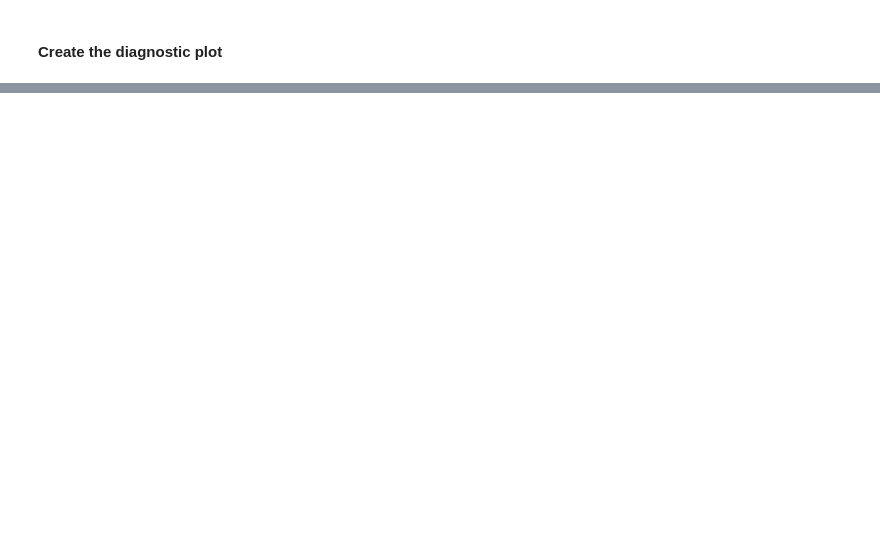
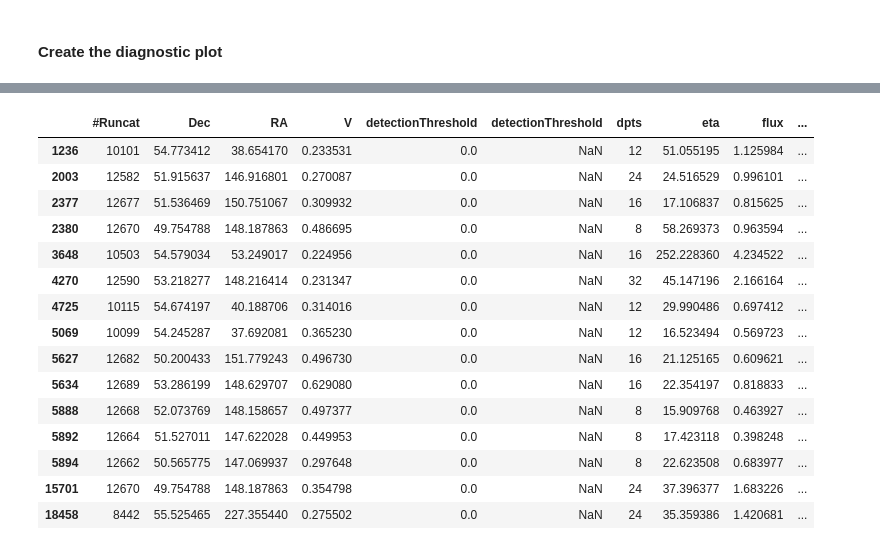
Before and after one commit to AntoniaR/TraP_ML_tools, a Jupyter notebook: examples/anomaly_detection.ipynb, the cells around one changed output, grey strips where cells are left out. Saved outputs shown, nothing was run; the diff lists cells and outputs as text; code cells hidden in the pictures; blank space fills up the shorter version.

```diff
--- a/examples/anomaly_detection.ipynb
+++ b/examples/anomaly_detection.ipynb
@@ -257,0 +369,19 @@ ax2.yaxis.set_major_formatter(nullfmt)
+# %%
+plotdata.loc[(plotdata['classified']=='FP')]
+# %% [output]
+|  | #Runcat | Dec | RA | V | detectionThreshold | detectionThreshold | dpts | eta | flux | ... |
+| 1236 | 10101 | 54.773412 | 38.654170 | 0.233531 | 0.0 | NaN | 12 | 51.055195 | 1.125984 | ... |
+| 2003 | 12582 | 51.915637 | 146.916801 | 0.270087 | 0.0 | NaN | 24 | 24.516529 | 0.996101 | ... |
+| 2377 | 12677 | 51.536469 | 150.751067 | 0.309932 | 0.0 | NaN | 16 | 17.106837 | 0.815625 | ... |
+| 2380 | 12670 | 49.754788 | 148.187863 | 0.486695 | 0.0 | NaN | 8 | 58.269373 | 0.963594 | ... |
+| 3648 | 10503 | 54.579034 | 53.249017 | 0.224956 | 0.0 | NaN | 16 | 252.228360 | 4.234522 | ... |
+| 4270 | 12590 | 53.218277 | 148.216414 | 0.231347 | 0.0 | NaN | 32 | 45.147196 | 2.166164 | ... |
+| 4725 | 10115 | 54.674197 | 40.188706 | 0.314016 | 0.0 | NaN | 12 | 29.990486 | 0.697412 | ... |
+| 5069 | 10099 | 54.245287 | 37.692081 | 0.365230 | 0.0 | NaN | 12 | 16.523494 | 0.569723 | ... |
+| 5627 | 12682 | 50.200433 | 151.779243 | 0.496730 | 0.0 | NaN | 16 | 21.125165 | 0.609621 | ... |
+| 5634 | 12689 | 53.286199 | 148.629707 | 0.629080 | 0.0 | NaN | 16 | 22.354197 | 0.818833 | ... |
+| 5888 | 12668 | 52.073769 | 148.158657 | 0.497377 | 0.0 | NaN | 8 | 15.909768 | 0.463927 | ... |
+| 5892 | 12664 | 51.527011 | 147.622028 | 0.449953 | 0.0 | NaN | 8 | 17.423118 | 0.398248 | ... |
+| 5894 | 12662 | 50.565775 | 147.069937 | 0.297648 | 0.0 | NaN | 8 | 22.623508 | 0.683977 | ... |
+| 15701 | 12670 | 49.754788 | 148.187863 | 0.354798 | 0.0 | NaN | 24 | 37.396377 | 1.683226 | ... |
+| 18458 | 8442 | 55.525465 | 227.355440 | 0.275502 | 0.0 | NaN | 24 | 35.359386 | 1.420681 | ... |
```
Also changed, not shown: parts of 10 cells of this notebook, 36 other files.
